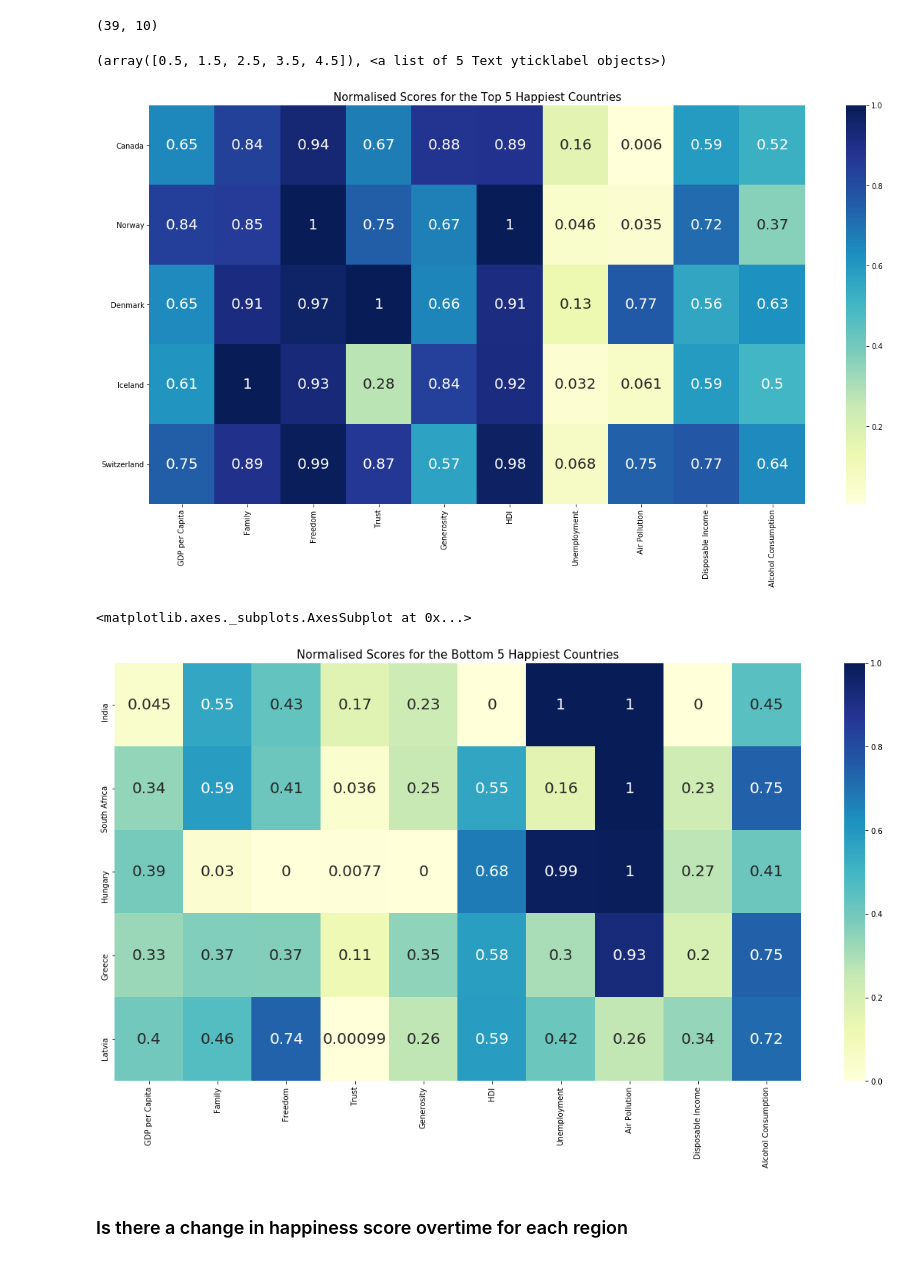
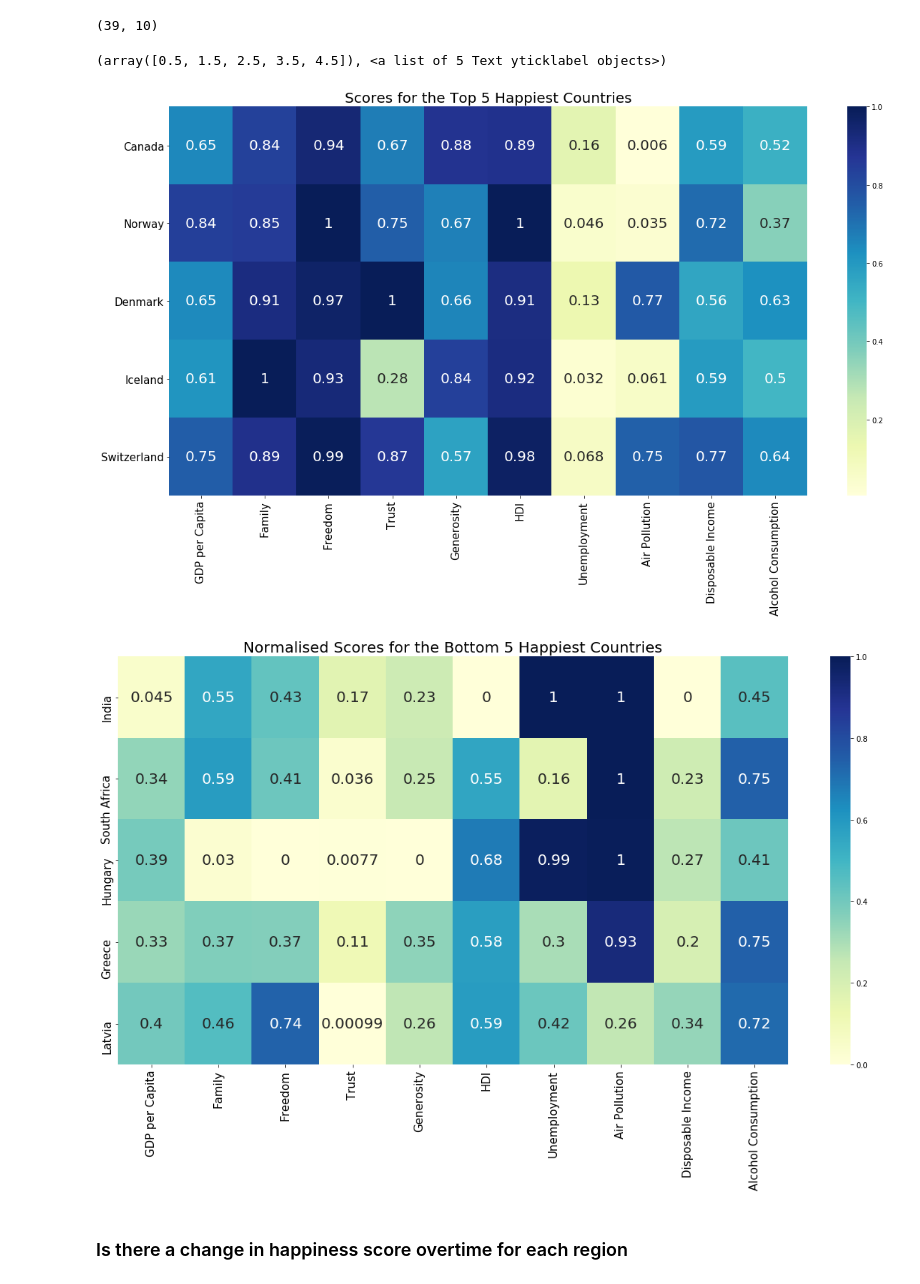
Before and after one commit to YiranJing/Health_and_Happiness_Study, a Jupyter notebook: notebook/Stage_2_Data_Analysis_and_Models.ipynb, the cells around one changed output. Saved outputs shown, nothing was run; the diff lists cells and outputs as text; code cells hidden in the pictures.

Commit message:
fixed plots

```diff
--- a/notebook/Stage_2_Data_Analysis_and_Models.ipynb
+++ b/notebook/Stage_2_Data_Analysis_and_Models.ipynb
@@ -305,19 +306,24 @@ df_sort_happiness.shape
 # %% [output]
 (39, 10)
 # %%
-df_top5 = df_sort_happiness.tail(5)
+df_top5 = df_sort_happiness.tail(5) #least 5 happiest countries.
 
 Index = top5_countries
 Cols = list(df_top5.columns)
 
 fig, ax = plt.subplots(figsize=(20,10))
+
+#create new dataframe storing the 5 countries.
 df_top5_heat = pd.DataFrame(df_top5.values,index = Index, columns = Cols)
+#construct a heatmap.
 sns.heatmap(df_top5_heat, annot = True, cmap="YlGnBu", annot_kws={"size": 20})
-ax.set_title("Normalised Scores for the Top 5 Happiest Countries", fontsize = 15)
+ax.set_title("Scores for the Top 5 Happiest Countries", fontsize = 20)
+ax.xaxis.set_tick_params(labelsize=15) #set tick label font size to 10.
+ax.yaxis.set_tick_params(labelsize=15)
 plt.yticks(rotation=0)
 # %% [output]
 (array([0.5, 1.5, 2.5, 3.5, 4.5]), <a list of 5 Text yticklabel objects>)
-[figure, old version]
+[figure, new version]
 # %%
 df_bottom5 = df_sort_happiness.head(5)
 
@@ -326,11 +332,12 @@ Cols = list(df_bottom5.columns)
 
 fig, ax = plt.subplots(figsize=(20,10))
 df_bottom5_heat = pd.DataFrame(df_bottom5.values,index = Index, columns = Cols)
-ax.set_title("Normalised Scores for the Bottom 5 Happiest Countries", fontsize = 15)
+ax.set_title("Normalised Scores for the Bottom 5 Happiest Countries", fontsize = 20)
 sns.heatmap(df_bottom5_heat, annot = True, cmap="YlGnBu", annot_kws={"size": 20})
+ax.xaxis.set_tick_params(labelsize=15) #set tick label font size to 10.
+ax.yaxis.set_tick_params(labelsize=15)
 # %% [output]
-<matplotlib.axes._subplots.AxesSubplot at 0x...>
-[figure, old version]
+[figure, new version]
 # %% [markdown]
 ### Is there a change in happiness score overtime for each region
 # %%
```
Also changed, not shown: parts of 9 cells of this notebook.
